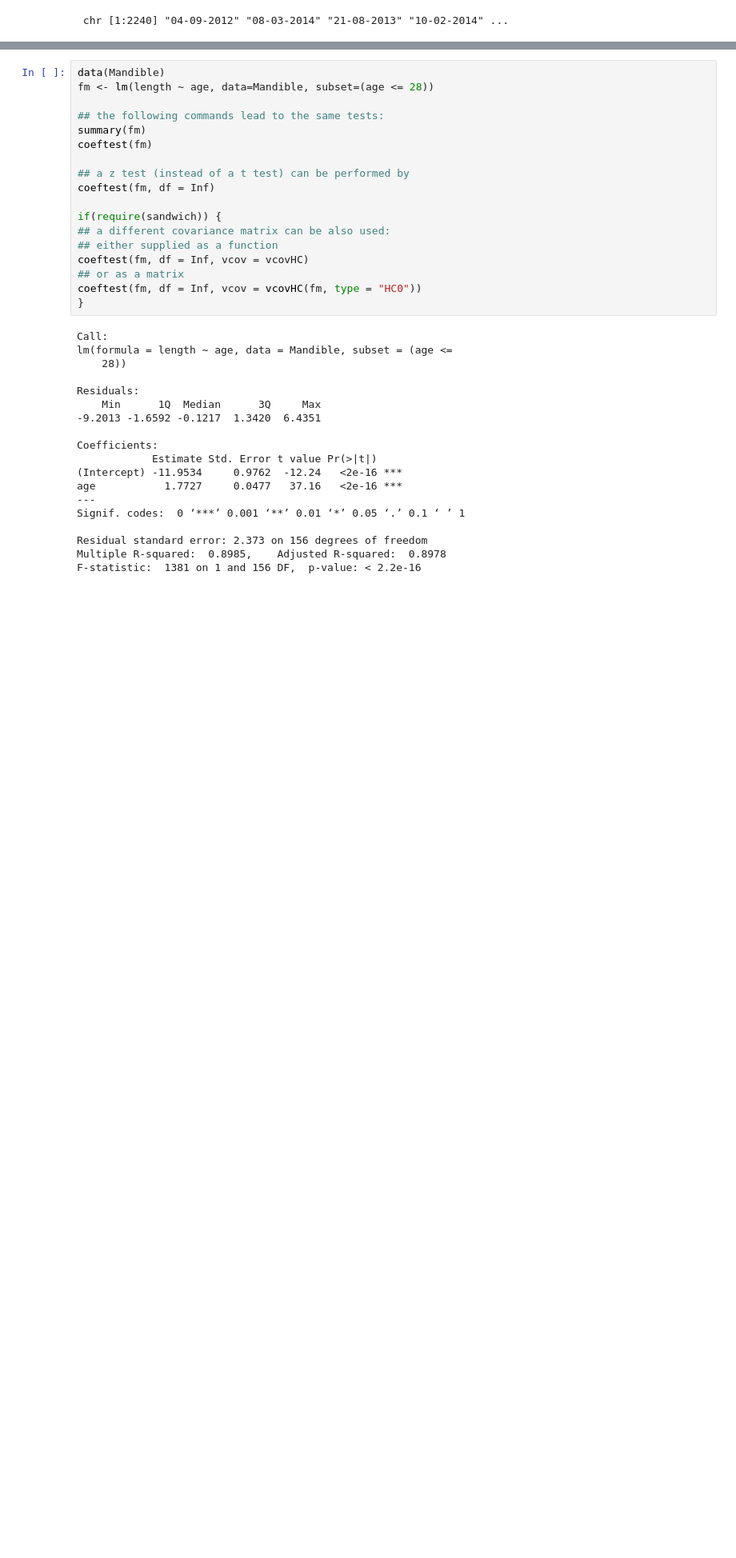
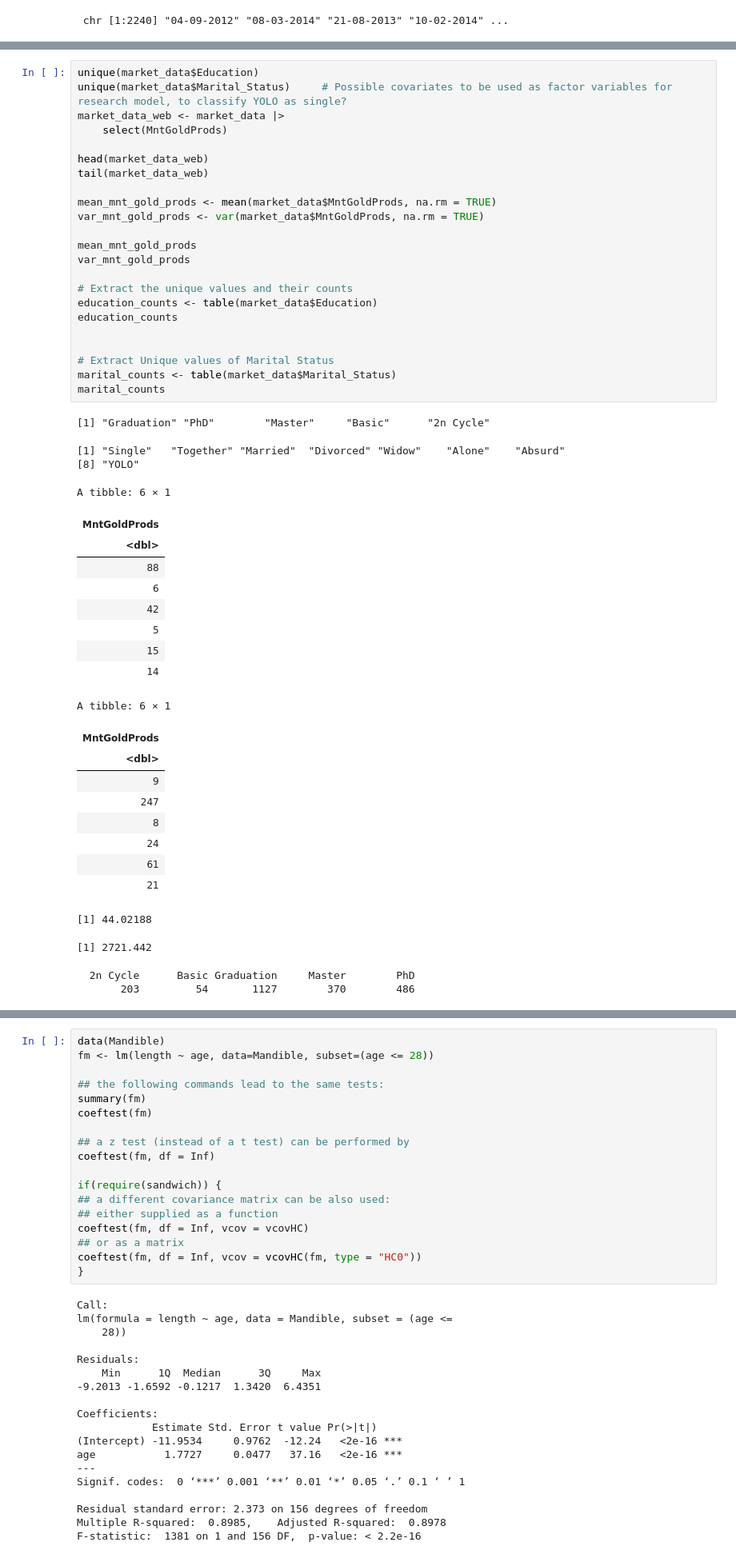
Before and after one commit to DrakenRaptor/STAT301_ProjectGrp26, a Jupyter notebook: Individual Assignment (Project).ipynb, the cells around one changed output, grey strips where cells are left out. Shown at 80% size. Cells and saved outputs as stored; diff of their text form; blank space fills up the shorter version.

```diff
--- a/Individual Assignment (Project).ipynb
+++ b/Individual Assignment (Project).ipynb
@@ -240,0 +131,49 @@ A correlation plot maybe suitable to check for the relationship between the cont
+# %%
+unique(market_data$Education)
+unique(market_data$Marital_Status)     # Possible covariates to be used as factor variables for research model, to classify YOLO as single?
+market_data_web <- market_data |>
+    select(MntGoldProds)
+
+head(market_data_web)
+tail(market_data_web)
+
+mean_mnt_gold_prods <- mean(market_data$MntGoldProds, na.rm = TRUE)
+var_mnt_gold_prods <- var(market_data$MntGoldProds, na.rm = TRUE)
+
+mean_mnt_gold_prods
+var_mnt_gold_prods
+
+# Extract the unique values and their counts
+education_counts <- table(market_data$Education)
+education_counts
+
+
+# Extract Unique values of Marital Status
+marital_counts <- table(market_data$Marital_Status)
+marital_counts
+# %% [output]
+[1] "Graduation" "PhD"        "Master"     "Basic"      "2n Cycle"
+[1] "Single"   "Together" "Married"  "Divorced" "Widow"    "Alone"    "Absurd"
+[8] "YOLO"
+A tibble: 6 × 1
+| MntGoldProds |
+| <dbl> |
+| 88 |
+| 6 |
+| 42 |
+| 5 |
+| 15 |
+| 14 |
+A tibble: 6 × 1
+| MntGoldProds |
+| <dbl> |
+| 9 |
+| 247 |
+| 8 |
+| 24 |
+| 61 |
+| 21 |
+[1] 44.02188
+[1] 2721.442
+  2n Cycle      Basic Graduation     Master        PhD
+       203         54       1127        370        486
```
Also changed, not shown: parts of 17 cells of this notebook.
